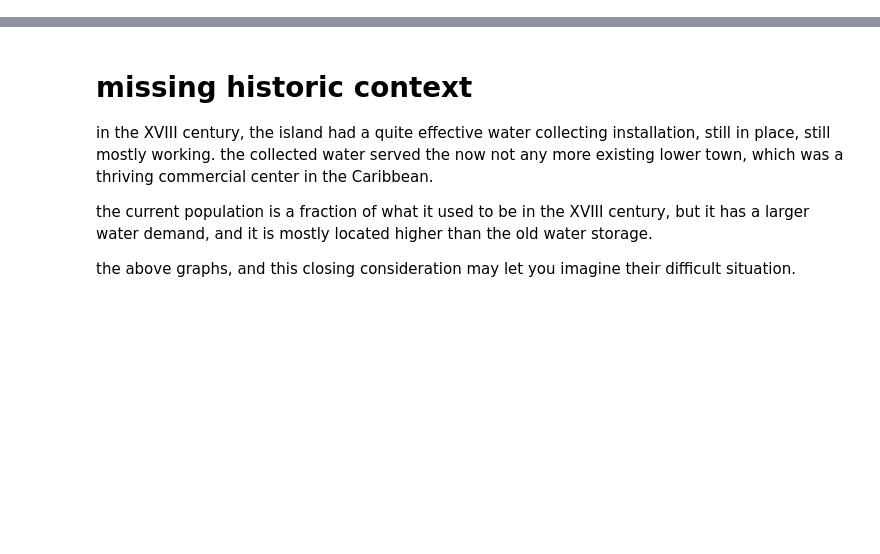
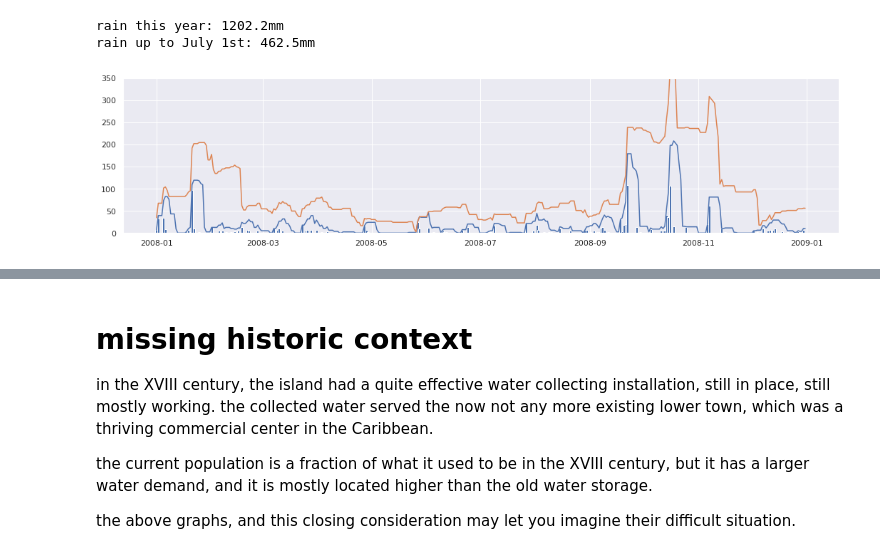
Before and after one commit to mfrasca/notebooks, a Jupyter notebook: SintEustatius/RainData.ipynb, the cells around one changed output, grey strips where cells are left out. Drawn from its saved outputs; the diff is of its cells as text; code cells hidden in the pictures; blank space fills up the shorter version.

```diff
--- a/SintEustatius/RainData.ipynb
+++ b/SintEustatius/RainData.ipynb
@@ -146,0 +85,6 @@ rain up to July 1st: 250.8mm
+# %%
+plot_year(2008);
+# %% [output]
+rain this year: 1202.2mm
+rain up to July 1st: 462.5mm
+[figure, added]
```
Also changed, not shown: parts of 30 cells of this notebook.
